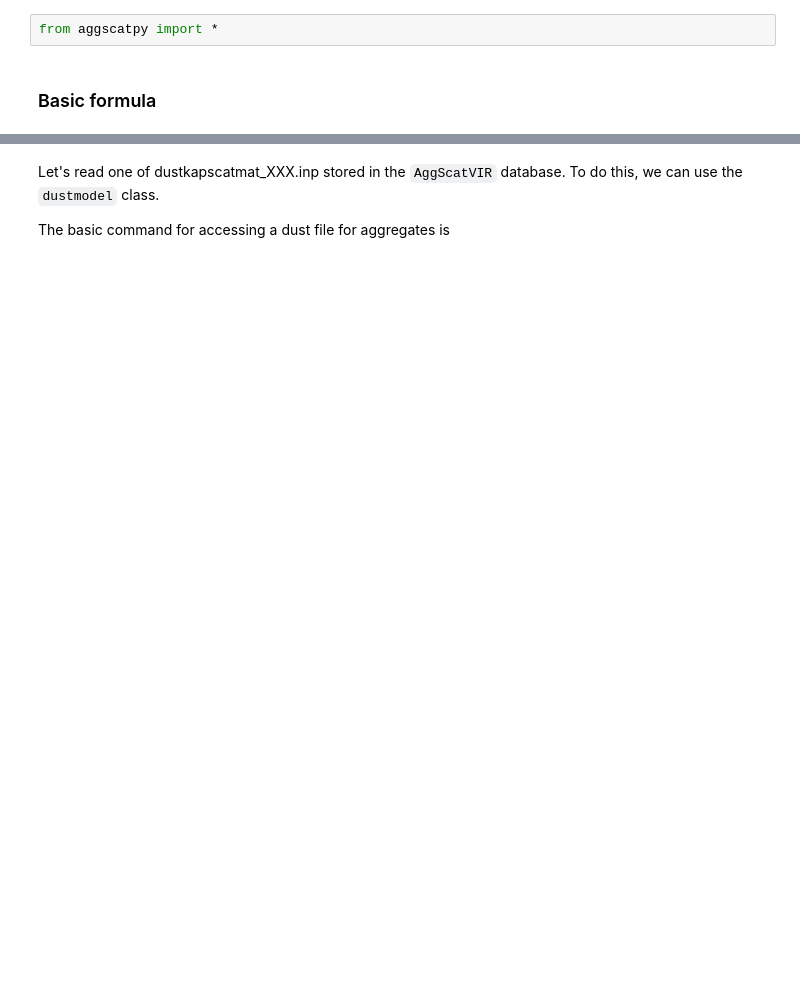
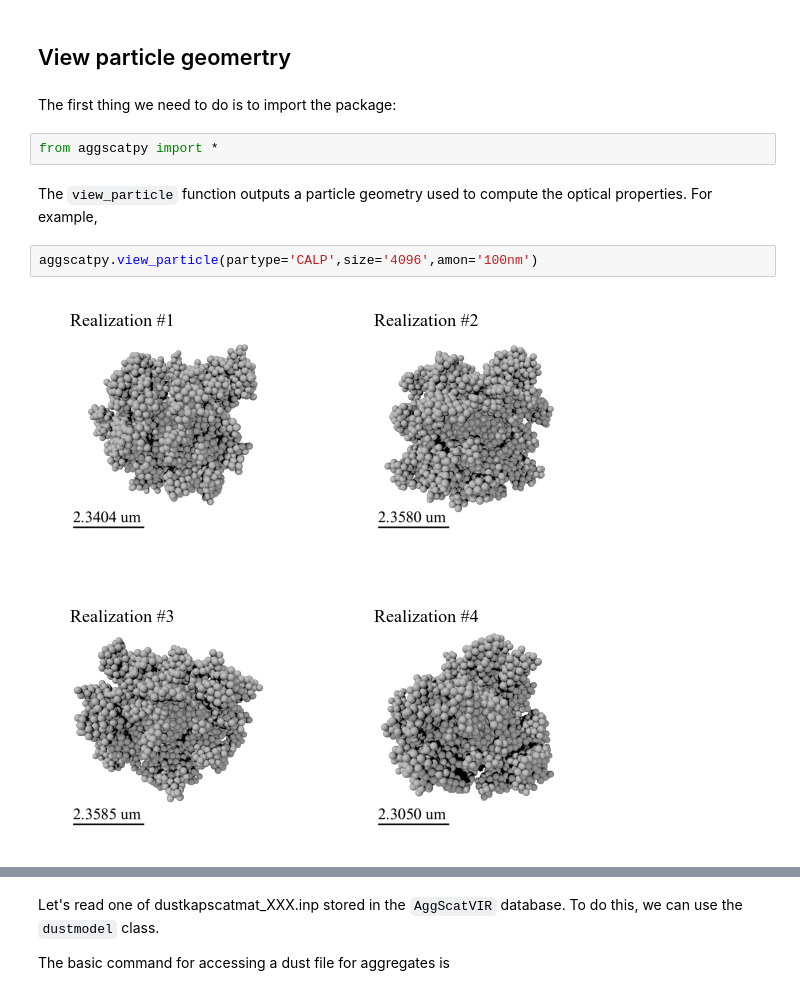
Before and after one commit to rtazaki1205/AggScatVIR, a Jupyter notebook: docs/examples.ipynb, the cells around one changed output, grey strips where cells are left out. Saved outputs shown, nothing was run; the diff lists cells and outputs as text; blank space fills up the shorter version.

Commit message:
added a tutorial for particle rendering

```diff
--- a/docs/examples.ipynb
+++ b/docs/examples.ipynb
@@ -16,4 +12,12 @@ The first thing we need to do is to import the necessary module:
+# %% [markdown]
+## View particle geomertry
+# %% [markdown]
+The first thing we need to do is to import the package:
 # %%
 from aggscatpy import *
-# %% [markdown]
-### Basic formula
+# %% [markdown]
+The ``view_particle`` function outputs a particle geometry used to compute the optical properties. For example,
+# %%
+aggscatpy.view_particle(partype='CALP',size='4096',amon='100nm')
+# %% [output]
+[figure, added]
```
Also changed, not shown: parts of 75 cells of this notebook, 46 other files.
